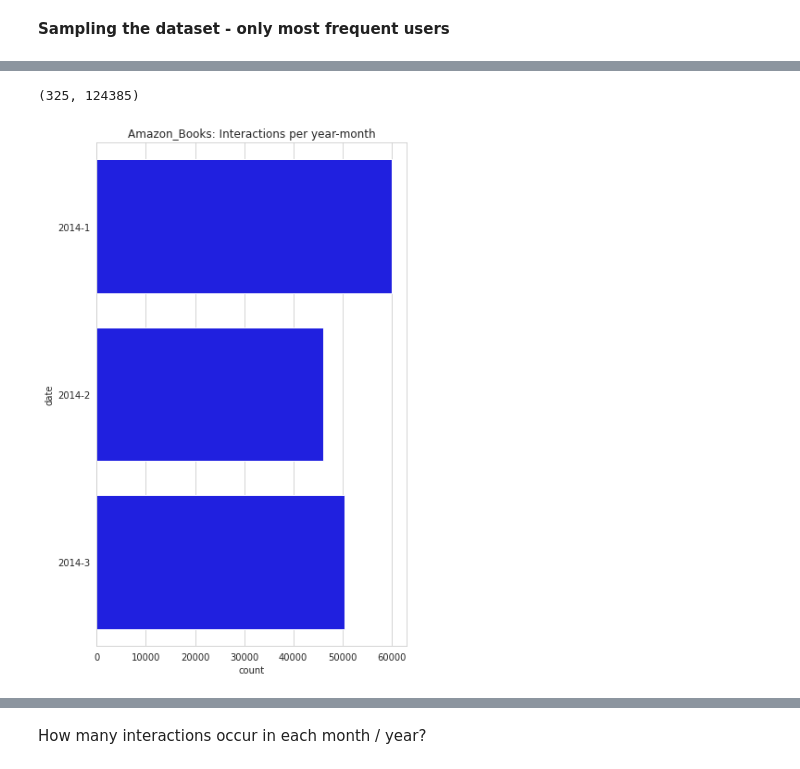
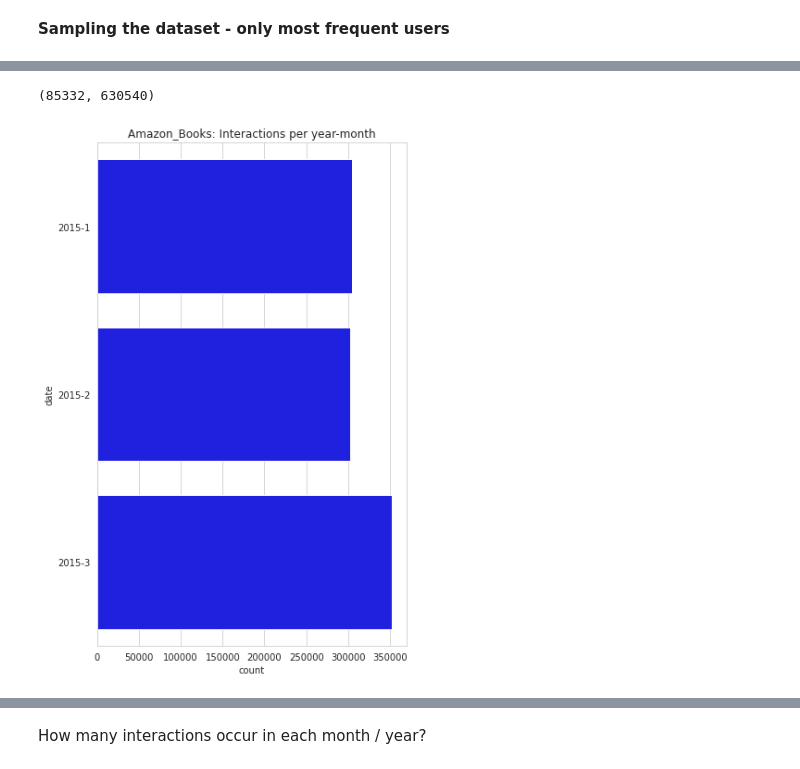
Before and after one commit to Key0412/streamRec-forgetting, a Jupyter notebook: notebooks/Avaliação de Dataset - Amazon Books.ipynb, the cells around one changed output, grey strips where cells are left out. Cells and saved outputs as stored; diff of their text form; code cells hidden in the pictures.

```diff
--- a/notebooks/Avaliação de Dataset - Amazon Books.ipynb
+++ b/notebooks/Avaliação de Dataset - Amazon Books.ipynb
@@ -184,0 +185,11 @@ _.reset_index()['user_id'].value_counts().plot(kind='box')
+# %%
+u = data['user_id'].value_counts().reset_index()['index'].to_list()
+# %%
+# to user, or not to use p ?
+p = (data['user_id'].value_counts()/data['user_id'].shape[0])
+# %%
+prop = 0.2 # careful
+s = round( len( u )*prop )
+# %%
+np.random.seed(42)
+sampled_users = list( np.random.choice(u, size=s, replace=False, p=p) ) # , p=p
@@ -217,12 +251,14 @@ data['user_id'].nunique(), data['item_id'].nunique() # original number of users,
 # %%
-_.loc[freq_users].reset_index()['user_id'].nunique(), _.loc[freq_users].reset_index()['item_id'].nunique() # sample number of users, and of items
+# _.loc[freq_users].reset_index()['user_id'].nunique(), _.loc[freq_users].reset_index()['item_id'].nunique() # sample number of users, and of items
+_.loc[sampled_users].reset_index()['user_id'].nunique(), _.loc[sampled_users].reset_index()['item_id'].nunique() # sample number of users, and of items
 # %% [output]
-(325, 124385)
+(85332, 630540)
 # %%
 # %%time
-plot_interactions_per_month(data=_.loc[freq_users].reset_index(), dataset_name=dataset_name)
+# plot_interactions_per_month(data=_.loc[freq_users].reset_index(), dataset_name=dataset_name)
+plot_interactions_per_month(data=_.loc[sampled_users].reset_index(), dataset_name=dataset_name)
 # %% [output]
-[figure, old version]
+[figure, new version]
 # %%
 # previous (huge) sample
 # data = data.set_index('user_id').loc[freq_users].reset_index()
```
Also changed, not shown: parts of 24 cells of this notebook, 34 other files.
